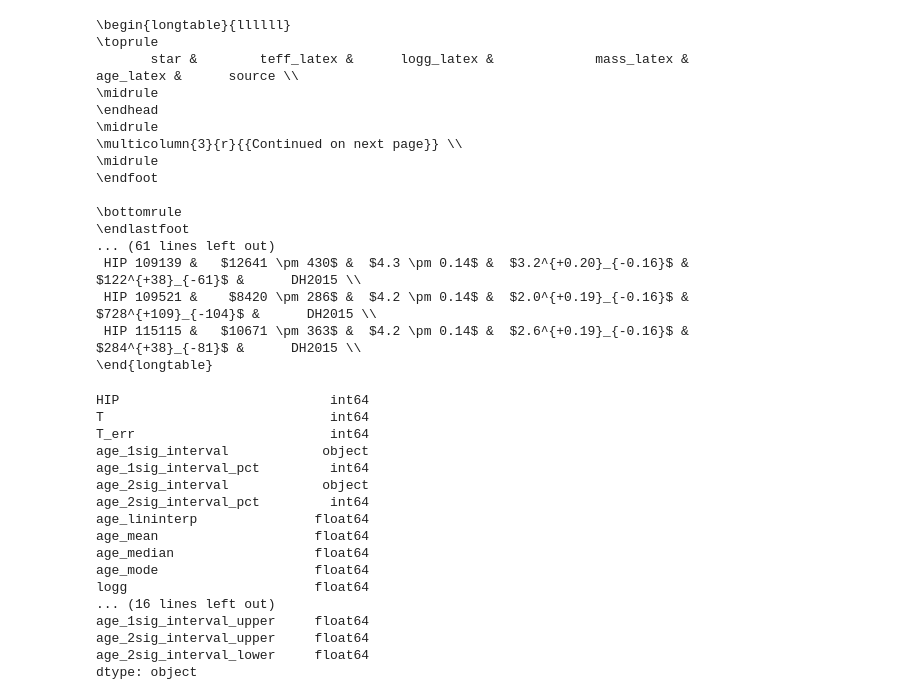
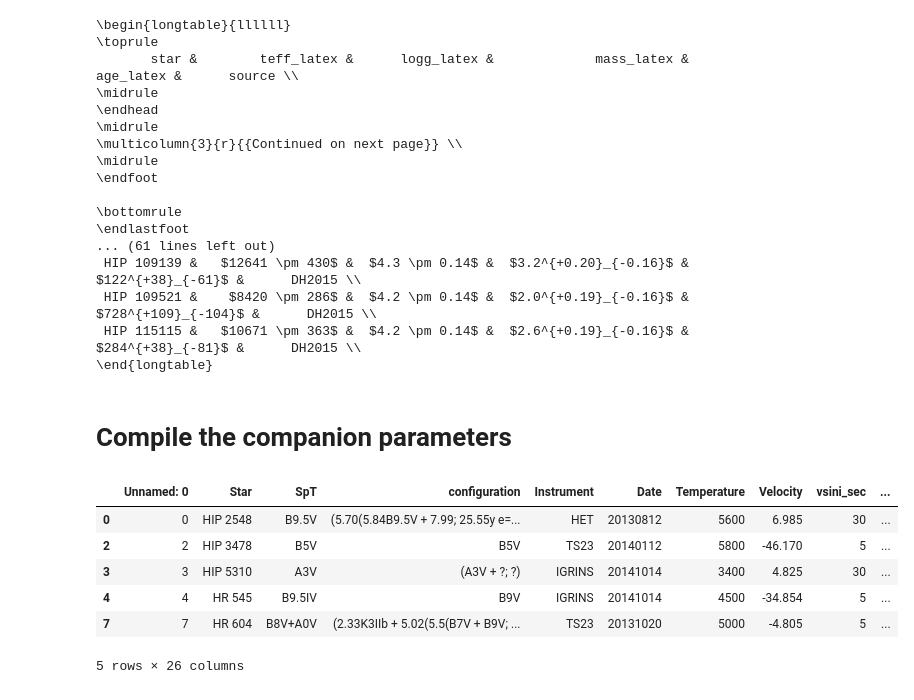
Before and after one commit to kgullikson88/BinaryInference, a Jupyter notebook: CompileObsStats.ipynb, the cells around one changed output. Saved outputs shown, nothing was run; the diff lists cells and outputs as text; code cells hidden in the pictures.

Commit message:
Added table with companion data

```diff
--- a/CompileObsStats.ipynb
+++ b/CompileObsStats.ipynb
@@ -445,23 +445,16 @@ print(summary.sort_values(by='ra').to_latex(columns=('star', 'teff_latex', 'logg
  HIP 109521 &    $8420 \pm 286$ &  $4.2 \pm 0.14$ &  $2.0^{+0.19}_{-0.16}$ &  $728^{+109}_{-104}$ &      DH2015 \\
  HIP 115115 &   $10671 \pm 363$ &  $4.2 \pm 0.14$ &  $2.6^{+0.19}_{-0.16}$ &    $284^{+38}_{-81}$ &      DH2015 \\
 \end{longtable}
-# %%
-dh2015_df.dtypes
-# %% [output]
-HIP                           int64
-T                             int64
-T_err                         int64
-age_1sig_interval            object
-age_1sig_interval_pct         int64
-age_2sig_interval            object
-age_2sig_interval_pct         int64
-age_lininterp               float64
-age_mean                    float64
-age_median                  float64
-age_mode                    float64
-logg                        float64
-... (16 lines left out)
-age_1sig_interval_upper     float64
-age_2sig_interval_upper     float64
-age_2sig_interval_lower     float64
-dtype: object
+# %% [markdown]
+# Compile the companion parameters
+# %%
+companions = pd.read_csv('Corrected_Companion_Data.csv', sep='|').drop_duplicates(subset=['Star'])
+companions.head()
+# %% [output]
+|  | Unnamed: 0 | Star | SpT | configuration | Instrument | Date | Temperature | Velocity | vsini_sec | ... |
+| 0 | 0 | HIP 2548 | B9.5V | (5.70(5.84B9.5V + 7.99; 25.55y e=... | HET | 20130812 | 5600 | 6.985 | 30 | ... |
+| 2 | 2 | HIP 3478 | B5V | B5V | TS23 | 20140112 | 5800 | -46.170 | 5 | ... |
+| 3 | 3 | HIP 5310 | A3V | (A3V + ?; ?) | IGRINS | 20141014 | 3400 | 4.825 | 30 | ... |
+| 4 | 4 | HR 545 | B9.5IV | B9V | IGRINS | 20141014 | 4500 | -34.854 | 5 | ... |
+| 7 | 7 | HR 604 | B8V+A0V | (2.33K3IIb + 5.02(5.5(B7V + B9V; ... | TS23 | 20131020 | 5000 | -4.805 | 5 | ... |
+5 rows × 26 columns
```
Also changed, not shown: parts of 3 cells of this notebook, 1 other file.
